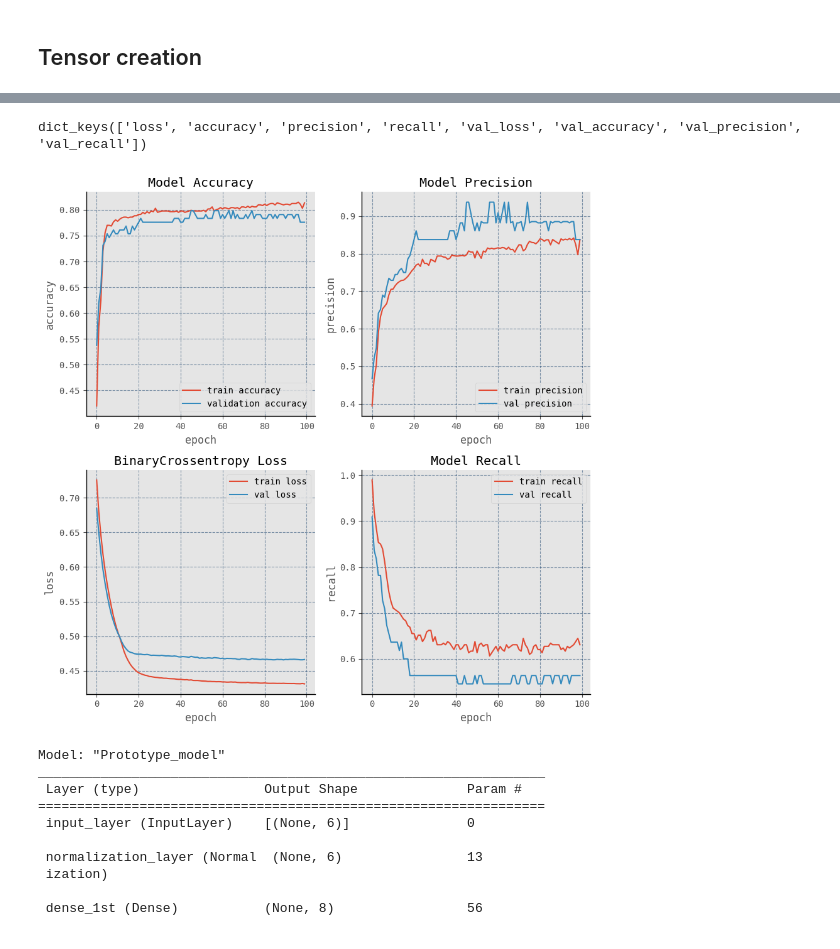
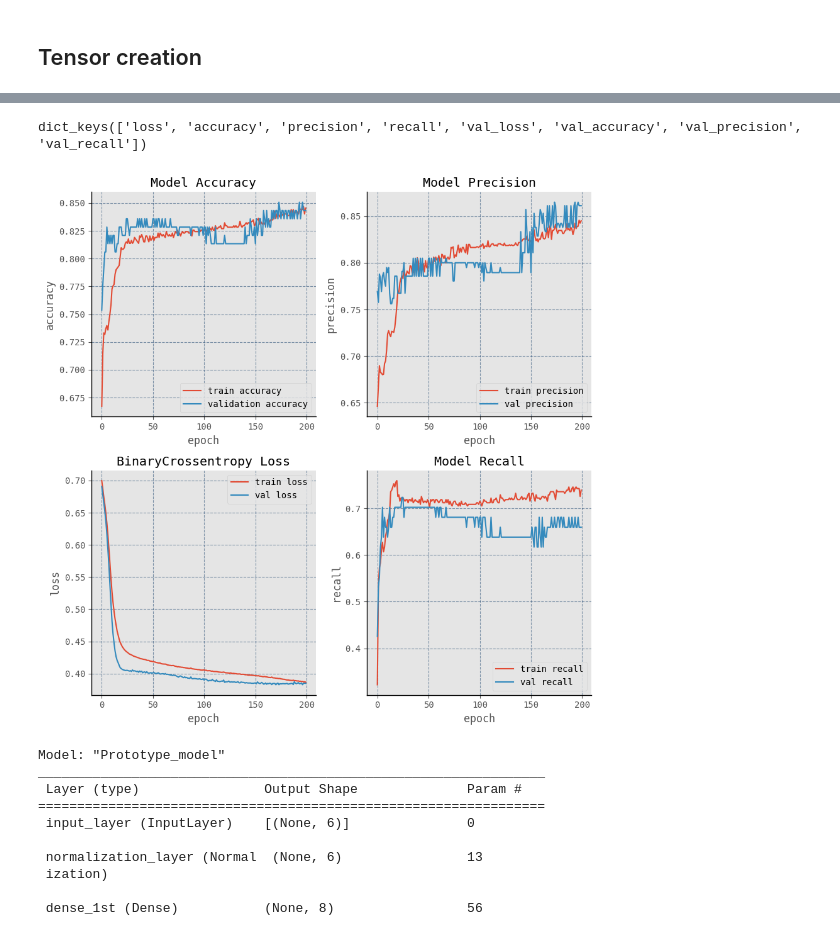
Before and after one commit to janeusz2000/Titanic, a Jupyter notebook: titanic.ipynb, the cells around one changed output, grey strips where cells are left out. Saved outputs shown, nothing was run; the diff lists cells and outputs as text; code cells hidden in the pictures.

Commit message:
test table debug

```diff
--- a/titanic.ipynb
+++ b/titanic.ipynb
@@ -482,5 +529,5 @@ tensor_table = {
 # %%
-training_tensor_table.fillna(NOT_EXISTING_DATA, inplace=True)
-validation_tensor_table.fillna(NOT_EXISTING_DATA, inplace=True)
-training_tensor_table.head()
+training_table.fillna(NOT_EXISTING_DATA, inplace=True)
+validation_table.fillna(NOT_EXISTING_DATA, inplace=True)
+training_table.head(900)
 # %% [output]
@@ -506,8 +551,6 @@ training_tensor_table.head()
 # %%
-# train_tensor = tf.convert_to_tensor(training_tensor_table)
-# validation_tensor = tf.convert_to_tensor(training_tensor_table)
-# train_tensor
-train_labels = training_tensor_table.pop('Survived')
-validation_labels = validation_tensor_table.pop('Survived')
+
+train_labels = training_table.pop('Survived')
+validation_labels = validation_table.pop('Survived')
 # %%
 normalizer = tf.keras.layers.Normalization(axis=-1, name="normalization_layer")
@@ -515,9 +558,10 @@ normalizer.adapt(training_tensor_table)
 # %%
 def get_model():
-    input_layer = tf.keras.Input(shape=(4), name="input_layer")
+    input_layer = tf.keras.Input(shape=(9), name="input_layer")
     normalization_layer = normalizer(input_layer)
-    dense_1st = tf.keras.layers.Dense(8, activation='ReLU', name="dense_1st")(normalization_layer)
-    output = tf.keras.layers.Dense(1, activation=tf.keras.activations.sigmoid, name="output")(dense_1st)
+    dense_1st = tf.keras.layers.Dense(10, activation='ReLU', name="dense_1st")(normalization_layer)
+    dense_2nd = tf.keras.layers.Dense(3, activation='ReLU', name="dense_2nd")(dense_1st)
+    output = tf.keras.layers.Dense(1, activation=tf.keras.activations.sigmoid, name="output")(dense_2nd)
 
     model = tf.keras.models.Model(input_layer, output)
     model.compile(
@@ -525,8 +569,5 @@ def get_model():
         optimizer=tf.keras.optimizers.Adam(),
         metrics=["accuracy", tf.keras.metrics.Precision(name="precision"), tf.keras.metrics.Recall(name="recall")])
 
-    model._name = "Prototype_model"
+    model._name = f"Prototype_model_{INDEX}"
     return model
-
-model = get_model()
-model.summary()
@@ -552,22 +574,25 @@ _________________________________________________________________
 # %%
-EPOCHS = 100
+EPOCHS = 200
 SHUFFLE_BUFFER = 500
-BATCH_SIZE = 16
+BATCH_SIZE = 32
+
+model = get_model()
+model.summary()
 
 train_labels.head()
 
-checkpoint_filepath = 'model_epoch_{epoch:02d}_precision_{val_precision:.2f}.h5'
+checkpoint_filepath = 'model/model_epoch_{epoch:02d}_precision_{val_precision:.2f}_acc_{val_accuracy:.2f}_.h5'
 model_checkpoint_callback = tf.keras.callbacks.ModelCheckpoint(
     filepath=checkpoint_filepath,
-    monitor='val_precision',
+    monitor='val_accuracy',
     mode='max',
     save_best_only=True)
 
-history = model.fit(x=training_tensor_table,
+history = model.fit(x=training_table,
                     y=train_labels,
                     epochs=EPOCHS,
                     batch_size=BATCH_SIZE,
                     shuffle=True,
-                    validation_data=(validation_tensor_table, validation_labels),
+                    validation_data=(validation_table, validation_labels),
                     callbacks=[model_checkpoint_callback])
 # %% [output]
@@ -613,35 +641,35 @@ ax2.set_xlabel("epoch")
 ax2.set_ylabel("loss")
 ax2.plot(loss, label='train loss')
 ax2.plot(val_loss, label='val loss')
 ax2.legend(loc="upper right")
 
 precision = history.history['precision']
 val_precision = history.history['val_precision']
 
 ax3 = axs[0][1]
 ax3.set_title("Model Precision")
 ax3.set_xlabel("epoch")
 ax3.set_ylabel("precision")
 ax3.plot(precision, label='train precision')
 ax3.plot(val_precision, label='val precision')
 ax3.legend(loc="lower right")
 
 recall = history.history['recall']
 val_recall = history.history['val_recall']
 
 ax4 = axs[1][1]
 ax4.set_title("Model Recall")
 ax4.set_xlabel("epoch")
 ax4.set_ylabel("recall")
 ax4.plot(recall, label='train recall')
 ax4.plot(val_recall, label='val recall')
-ax4.legend(loc="upper right")
+ax4.legend()
 
 plt.tight_layout()
 plt.show()
 # %% [output]
 dict_keys(['loss', 'accuracy', 'precision', 'recall', 'val_loss', 'val_accuracy', 'val_precision', 'val_recall'])
-[figure, old version]
+[figure, new version]
 # %%
 # %% [output]
 Model: "Prototype_model"
```
Also changed, not shown: parts of 24 cells of this notebook.
